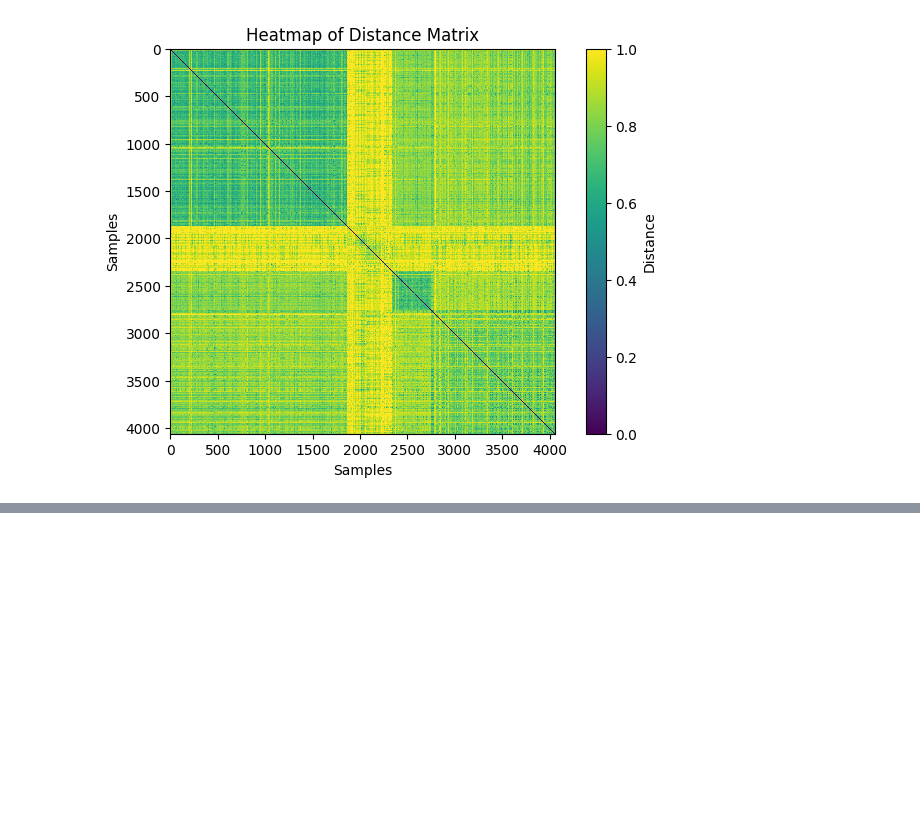
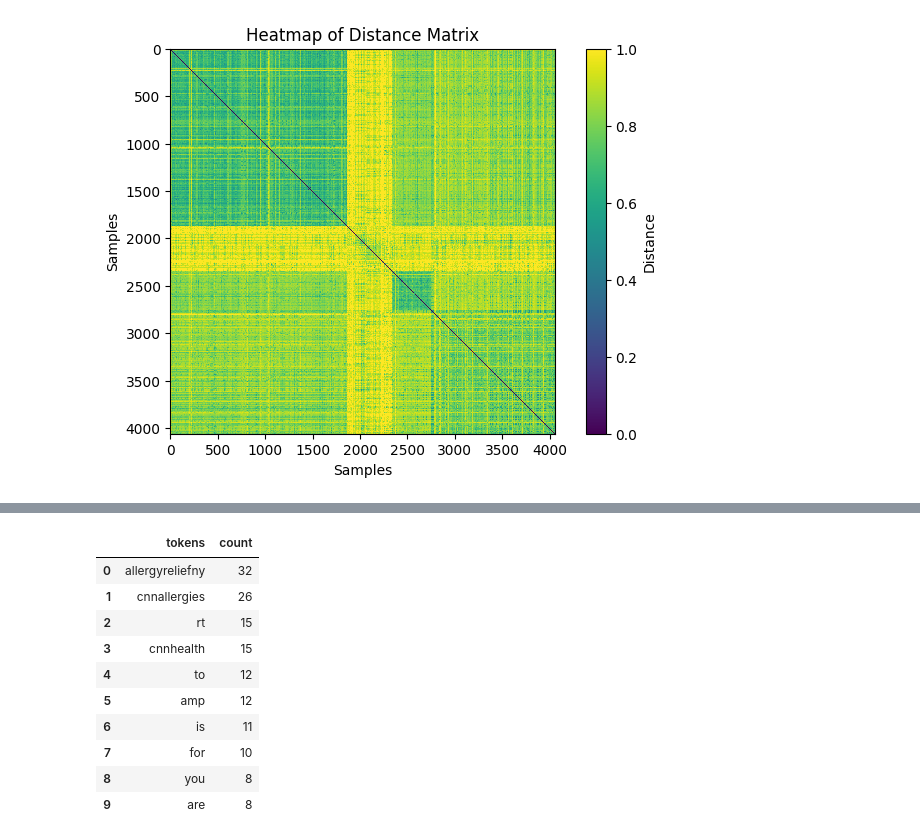
Before and after one commit to adamjbrennan/csds435-project2, a Jupyter notebook: project2.ipynb, the cells around one changed output, grey strips where cells are left out. Saved outputs shown, nothing was run; the diff lists cells and outputs as text; code cells hidden in the pictures; blank space fills up the shorter version.

```diff
--- a/project2.ipynb
+++ b/project2.ipynb
@@ -248,3 +273,13 @@ def get_silhouette_score(bag_of_words_distance_matrix, labels):
+# %%
+def get_top_10_most_common_in_cluster(cluster_dataframe):
+    common_words = {'the', 'is', 'in', 'and', 'to', 'with', 'a', 'for', 'of', 'on', 'this', 'that', 'i', 'it', 'you'}
+    all_tweets = ' '.join(cluster_dataframe['tweets'].astype(str))
+    tokens = re.findall(r'\b\w+\b', all_tweets.lower())
+    token_counts = Counter(tokens)
+    top_10_tokens = token_counts.most_common(10)
+    top_tokens_in_cluster_dataframe = pd.DataFrame(top_10_tokens, columns=['tokens', 'count'])
+
+    return top_tokens_in_cluster_dataframe
 # %% [markdown]
 ## I. (10pts) parse it and construct feature vectors using bag-of-words, output result to a file, and generate summary statistics;
 # %% [markdown]
@@ -618,0 +741,14 @@ get_distance_matrix_heatmap(sc_labels, bag_of_words_matrix_cs)
+# %%
+get_top_10_most_common_in_cluster(analyzing_cluster)
+# %% [output]
+|  | tokens | count |
+| 0 | allergyreliefny | 32 |
+| 1 | cnnallergies | 26 |
+| 2 | rt | 15 |
+| 3 | cnnhealth | 15 |
+| 4 | to | 12 |
+| 5 | amp | 12 |
+| 6 | is | 11 |
+| 7 | for | 10 |
+| 8 | you | 8 |
+| 9 | are | 8 |
```
Also changed, not shown: parts of 53 cells of this notebook.
